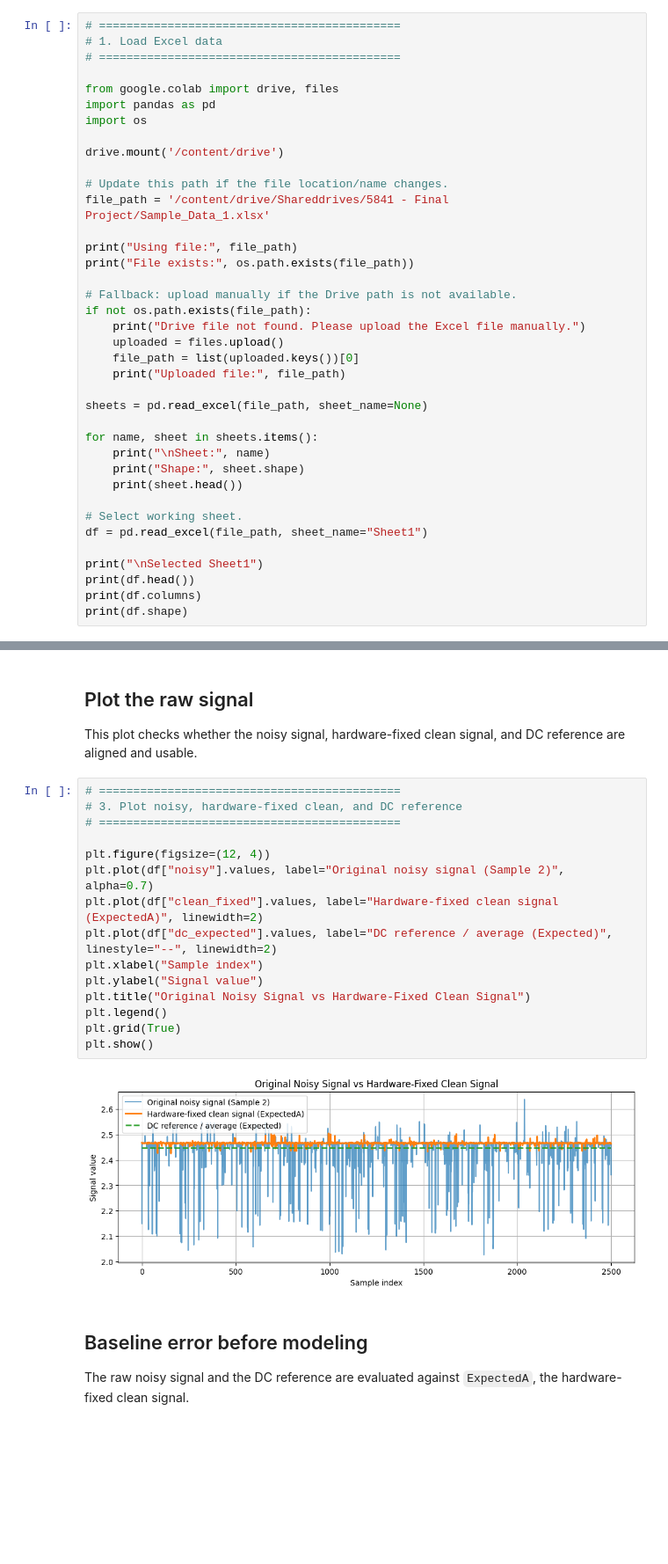
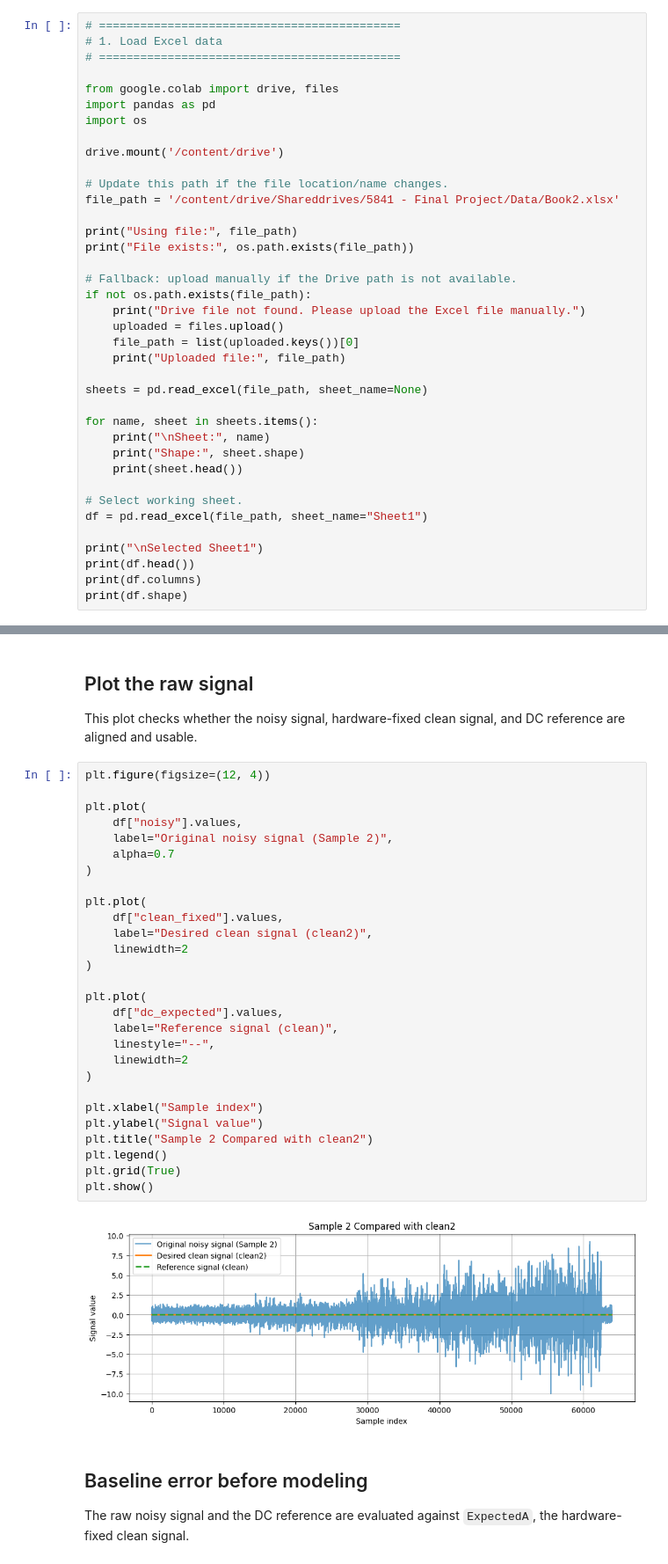
Before and after one commit to JSMultani/CS-EE-5841-Final-Project, a Jupyter notebook: Jah_Multani_FP_NB.ipynb, the cells around one changed output, grey strips where cells are left out. Shown at 88% size. Cells and saved outputs as stored; diff of their text form; blank space fills up the shorter version.

```diff
--- a/Jah_Multani_FP_NB.ipynb
+++ b/Jah_Multani_FP_NB.ipynb
@@ -52,7 +54,7 @@ import os
 drive.mount('/content/drive')
 
 # Update this path if the file location/name changes.
-file_path = '/content/drive/Shareddrives/5841 - Final Project/Sample_Data_1.xlsx'
+file_path = '/content/drive/Shareddrives/5841 - Final Project/Data/Book2.xlsx'
 
 print("Using file:", file_path)
 print("File exists:", os.path.exists(file_path))
@@ -161,22 +180,35 @@ Baseline/reference only: dc_expected = Expected
 
 This plot checks whether the noisy signal, hardware-fixed clean signal, and DC reference are aligned and usable.
 # %%
-# ============================================
-# 3. Plot noisy, hardware-fixed clean, and DC reference
-# ============================================
+plt.figure(figsize=(12, 4))
 
-plt.figure(figsize=(12, 4))
-plt.plot(df["noisy"].values, label="Original noisy signal (Sample 2)", alpha=0.7)
-plt.plot(df["clean_fixed"].values, label="Hardware-fixed clean signal (ExpectedA)", linewidth=2)
-plt.plot(df["dc_expected"].values, label="DC reference / average (Expected)", linestyle="--", linewidth=2)
+plt.plot(
+    df["noisy"].values,
+    label="Original noisy signal (Sample 2)",
+    alpha=0.7
+)
+
+plt.plot(
+    df["clean_fixed"].values,
+    label="Desired clean signal (clean2)",
+    linewidth=2
+)
+
+plt.plot(
+    df["dc_expected"].values,
+    label="Reference signal (clean)",
+    linestyle="--",
+    linewidth=2
+)
+
 plt.xlabel("Sample index")
 plt.ylabel("Signal value")
-plt.title("Original Noisy Signal vs Hardware-Fixed Clean Signal")
+plt.title("Sample 2 Compared with clean2")
 plt.legend()
 plt.grid(True)
 plt.show()
 # %% [output]
-[figure, old version]
+[figure, new version]
 # %% [markdown]
 ## Baseline error before modeling
 
```
Also changed, not shown: parts of 25 cells of this notebook.
